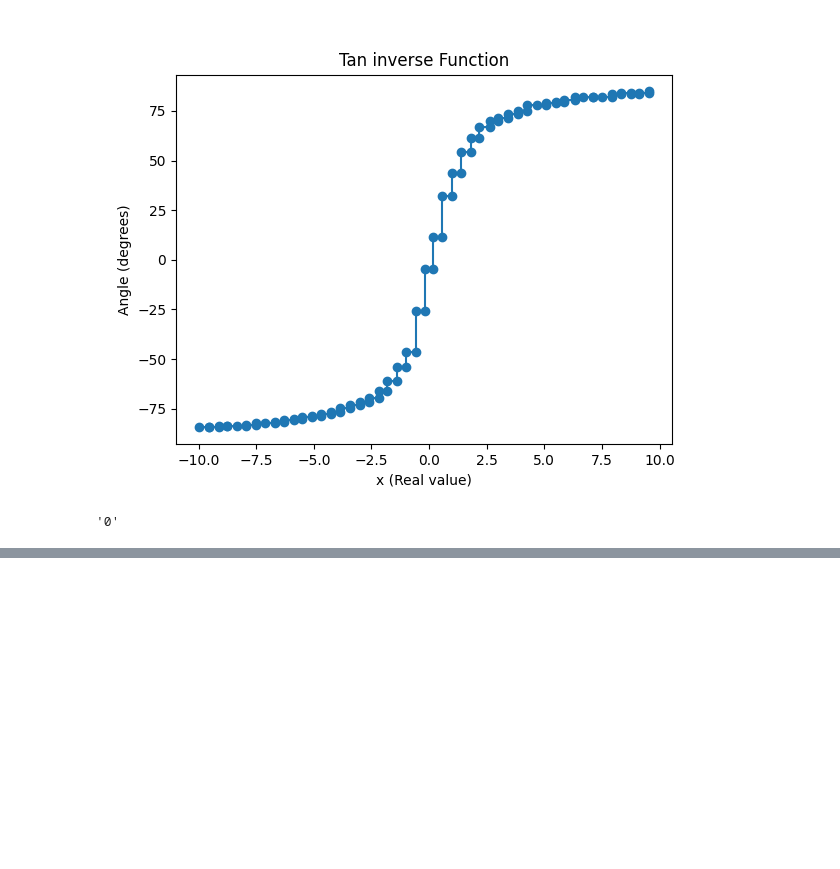
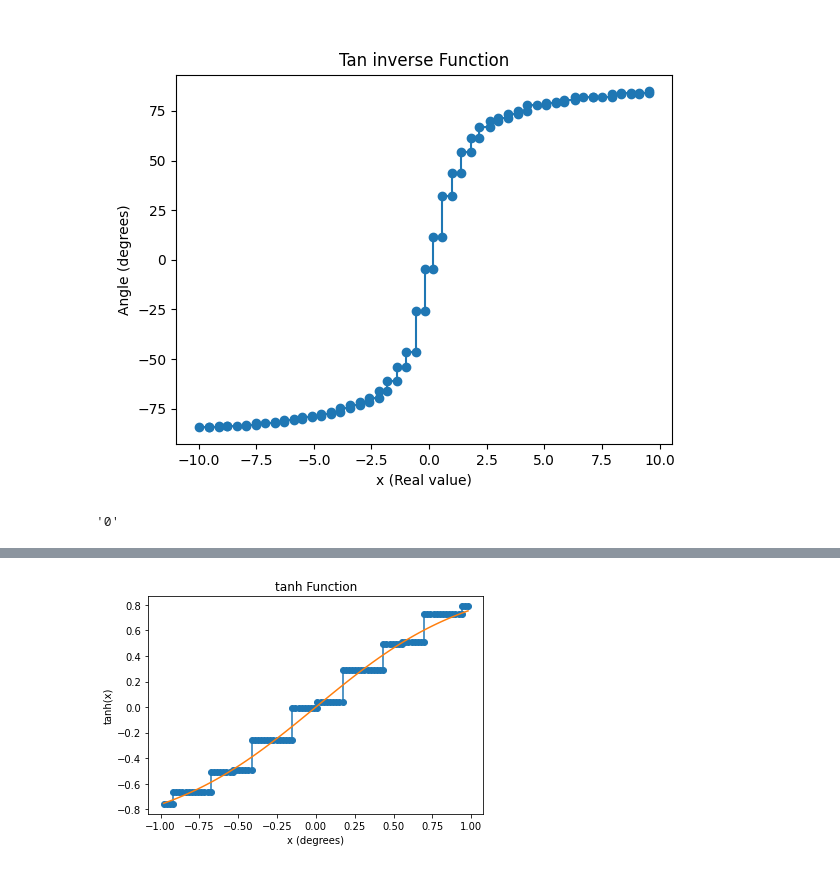
Before and after one commit to GuhanRajasekar/FPGA_course_assignments, a Jupyter notebook: Mini_Project/Source_Code/python_conversion_code/testing.ipynb, the cells around one changed output, grey strips where cells are left out. Cells and saved outputs as stored; diff of their text form; code cells hidden in the pictures; blank space fills up the shorter version.

```diff
--- a/Mini_Project/Source_Code/python_conversion_code/testing.ipynb
+++ b/Mini_Project/Source_Code/python_conversion_code/testing.ipynb
@@ -53,0 +86,38 @@ tan_inv_values_binary[71][0]
+# %%
+import matplotlib.pyplot as plt
+import numpy as np
+import pandas as pd
+
+file_loc = "F:\PhD_IISc\Coursework\Jan_2024\FPGA\FPGA_course_assignments\Mini_Project\Source_Code\Data\\tanh_data.txt"
+fh = pd.read_csv(file_loc,delim_whitespace=True,skiprows=2,header=None,dtype=str)
+
+tanh_values_binary = fh[:][0].to_numpy()
+tanh_values_decimal = np.zeros(len(tanh_values_binary))
+
+for i in range(len(tanh_values_binary)):
+    tanh_values_decimal[i] = int(tanh_values_binary[i],2)
+    if (tanh_values_binary[i][0] == '1'):
+        tanh_values_decimal[i] = -(2**32 - tanh_values_decimal[i])
+
+tanh_values_decimal = tanh_values_decimal/(2**16)
+
+y_input = fh[:][1].to_numpy().astype(int)
+y_input = y_input/(2**16)
+
+# indices to plot
+# 0,4,17,25,32,46,55,64,78,85,93,106
+ind_to_plot = [0,4,17,25,32,46,55,64,78,85,93,106]
+
+plt.figure()
+plt.clf()
+# plt.plot(y_input[ind_to_plot],tanh_values_decimal[ind_to_plot],'o-')
+plt.plot(y_input,tanh_values_decimal,'o-')
+plt.plot(np.linspace(y_input[0],y_input[-1],100),np.tanh(np.linspace(y_input[0],y_input[-1],100)),'-')
+plt.xlabel("x (degrees)")
+plt.ylabel("tanh(x)")
+plt.title("tanh Function")
+plt.savefig(file_loc[:-3]+"png")
+plt.savefig(file_loc[:-3]+"pdf")
+plt.show()
+# %% [output]
+[figure, added]
```
Also changed, not shown: parts of 1 cell of this notebook, 11 other files.
